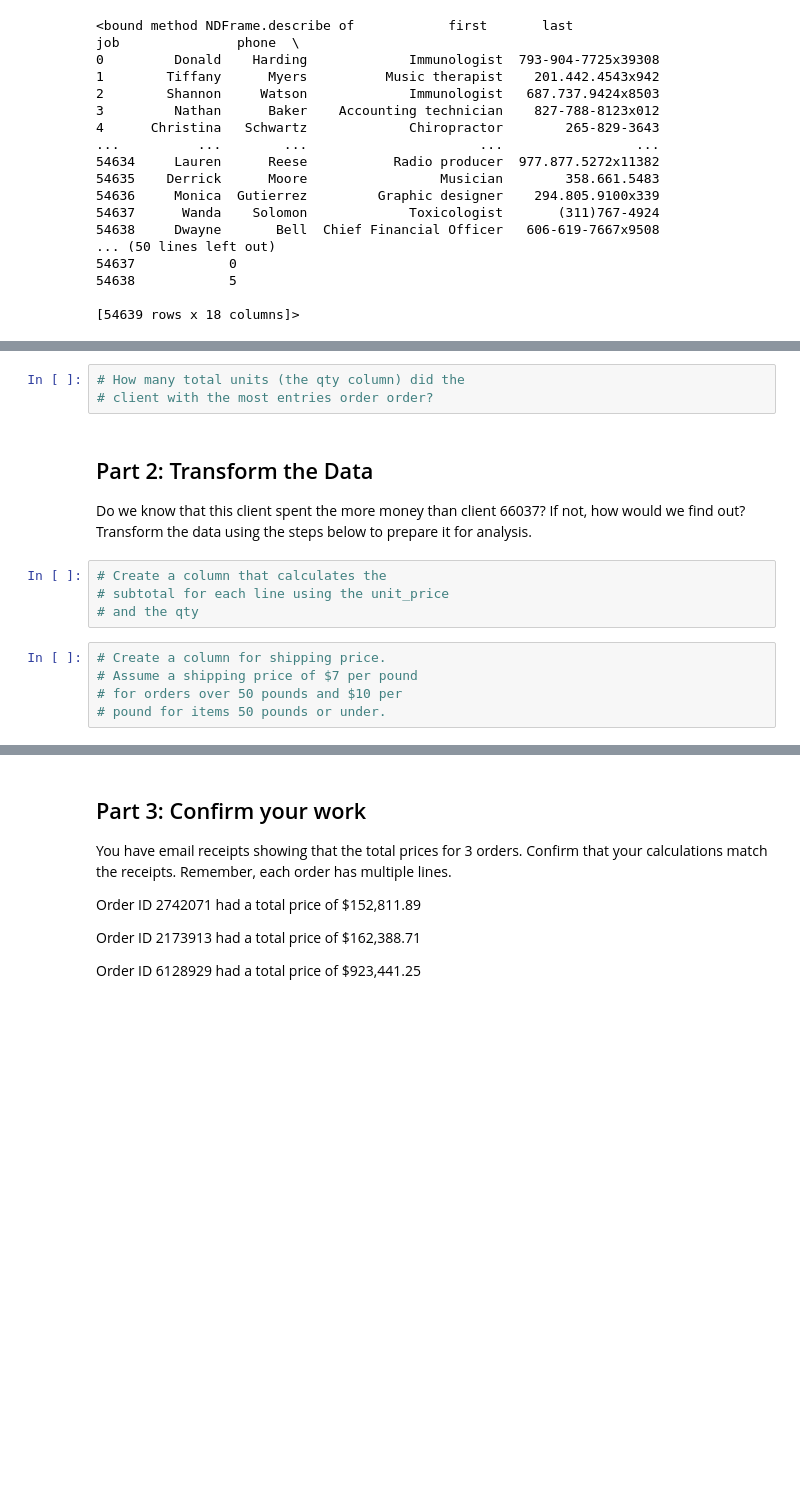
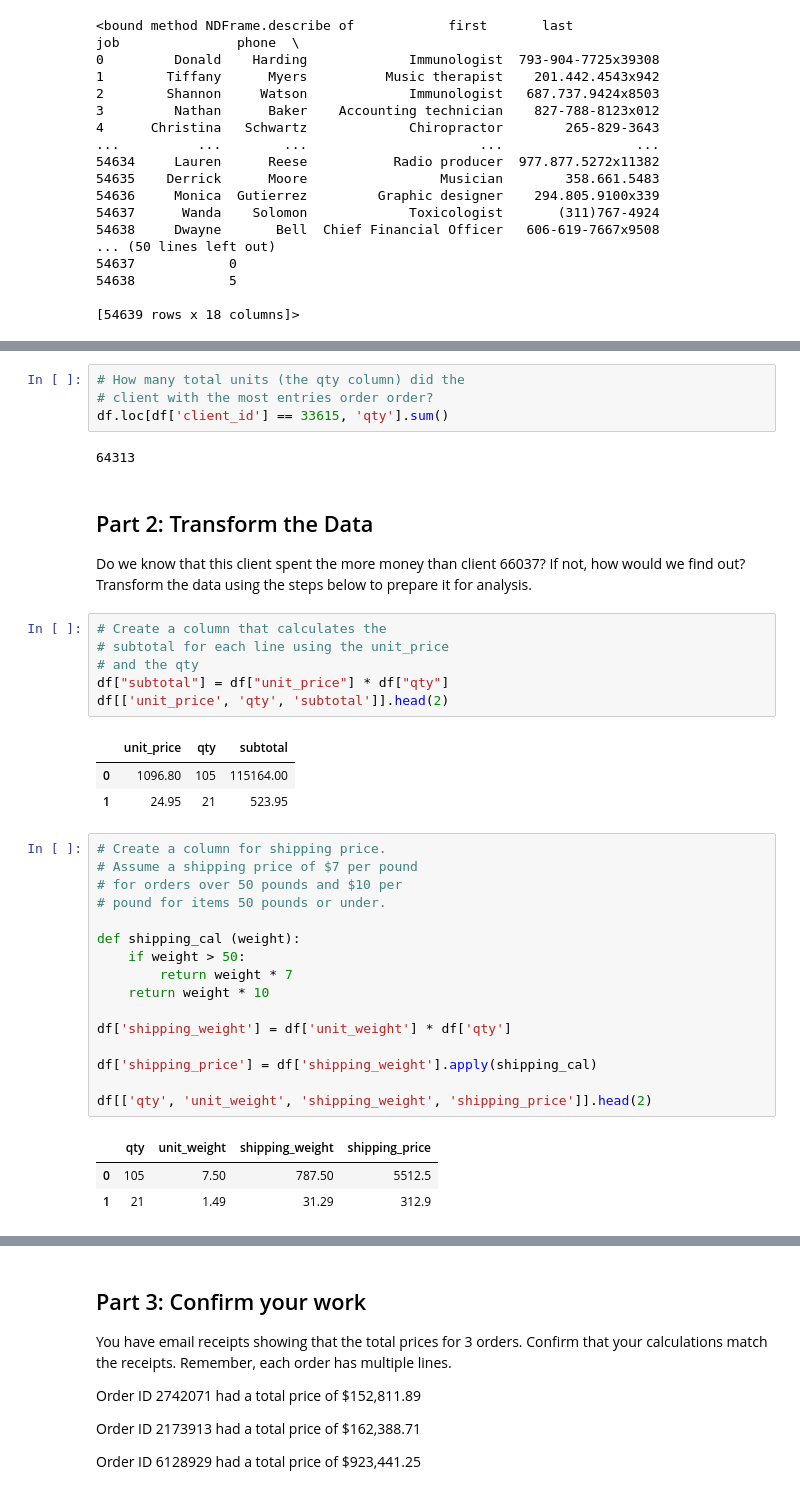
Before and after one commit to josephinerobideau/pandas-challange-1, a Jupyter notebook: module_4_challenge.ipynb, the cells around one changed output, grey strips where cells are left out. Saved outputs shown, nothing was run; the diff lists cells and outputs as text; blank space fills up the shorter version.

```diff
--- a/module_4_challenge.ipynb
+++ b/module_4_challenge.ipynb
@@ -109,6 +127,9 @@ Name: qty, Length: 54639, dtype: int64>
 # %%
 # How many total units (the qty column) did the
 # client with the most entries order order?
+df.loc[df['client_id'] == 33615, 'qty'].sum()
+# %% [output]
+64313
 # %% [markdown]
 ## Part 2: Transform the Data
 Do we know that this client spent the more money than client 66037? If not, how would we find out? Transform the data using the steps below to prepare it for analysis.
@@ -116,11 +137,32 @@ Do we know that this client spent the more money than client 66037? If not, how
 # Create a column that calculates the
 # subtotal for each line using the unit_price
 # and the qty
+df["subtotal"] = df["unit_price"] * df["qty"]
+df[['unit_price', 'qty', 'subtotal']].head(2)
+# %% [output]
+|  | unit_price | qty | subtotal |
+| 0 | 1096.80 | 105 | 115164.00 |
+| 1 | 24.95 | 21 | 523.95 |
 # %%
 # Create a column for shipping price.
 # Assume a shipping price of $7 per pound
 # for orders over 50 pounds and $10 per
 # pound for items 50 pounds or under.
+
+def shipping_cal (weight):
+    if weight > 50:
+        return weight * 7
+    return weight * 10
+
+df['shipping_weight'] = df['unit_weight'] * df['qty']
+
+df['shipping_price'] = df['shipping_weight'].apply(shipping_cal)
+
+df[['qty', 'unit_weight', 'shipping_weight', 'shipping_price']].head(2)
+# %% [output]
+|  | qty | unit_weight | shipping_weight | shipping_price |
+| 0 | 105 | 7.50 | 787.50 | 5512.5 |
+| 1 | 21 | 1.49 | 31.29 | 312.9 |
 # %%
 # Create a column for the total price
 # using the subtotal and the shipping price
```
Also changed, not shown: parts of 20 cells of this notebook.
